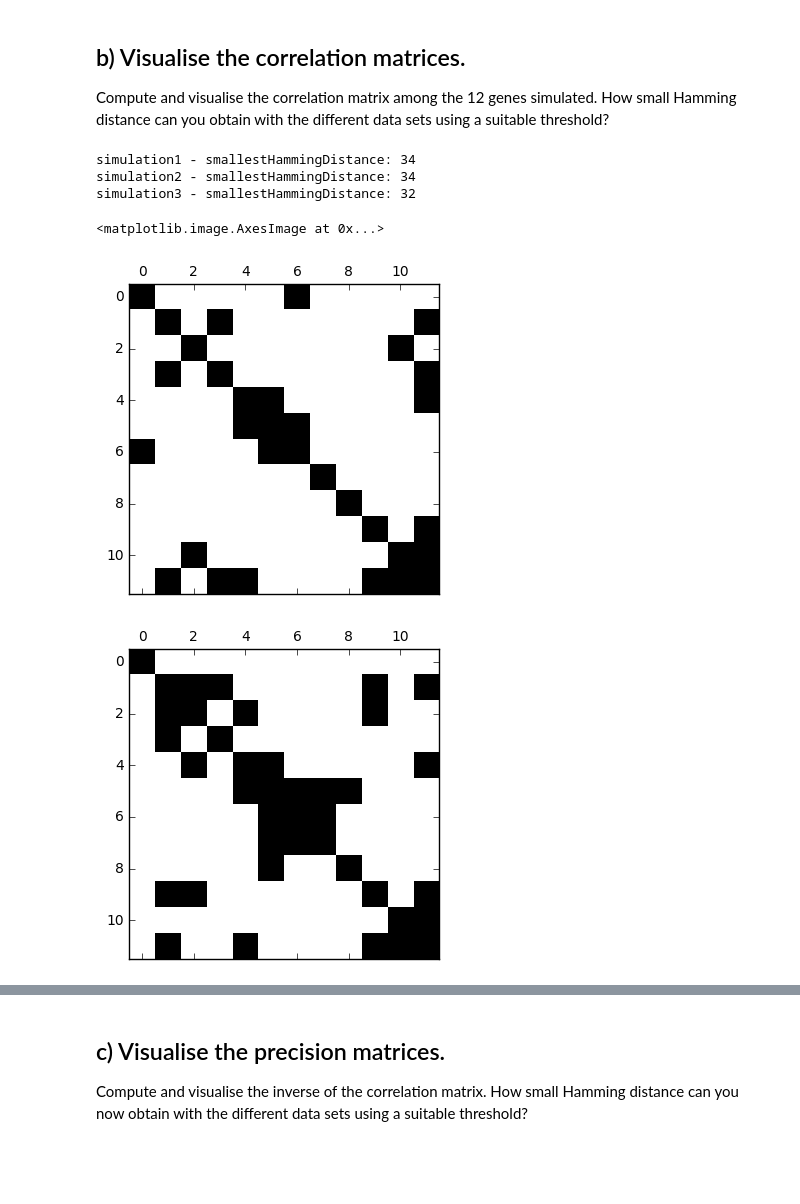
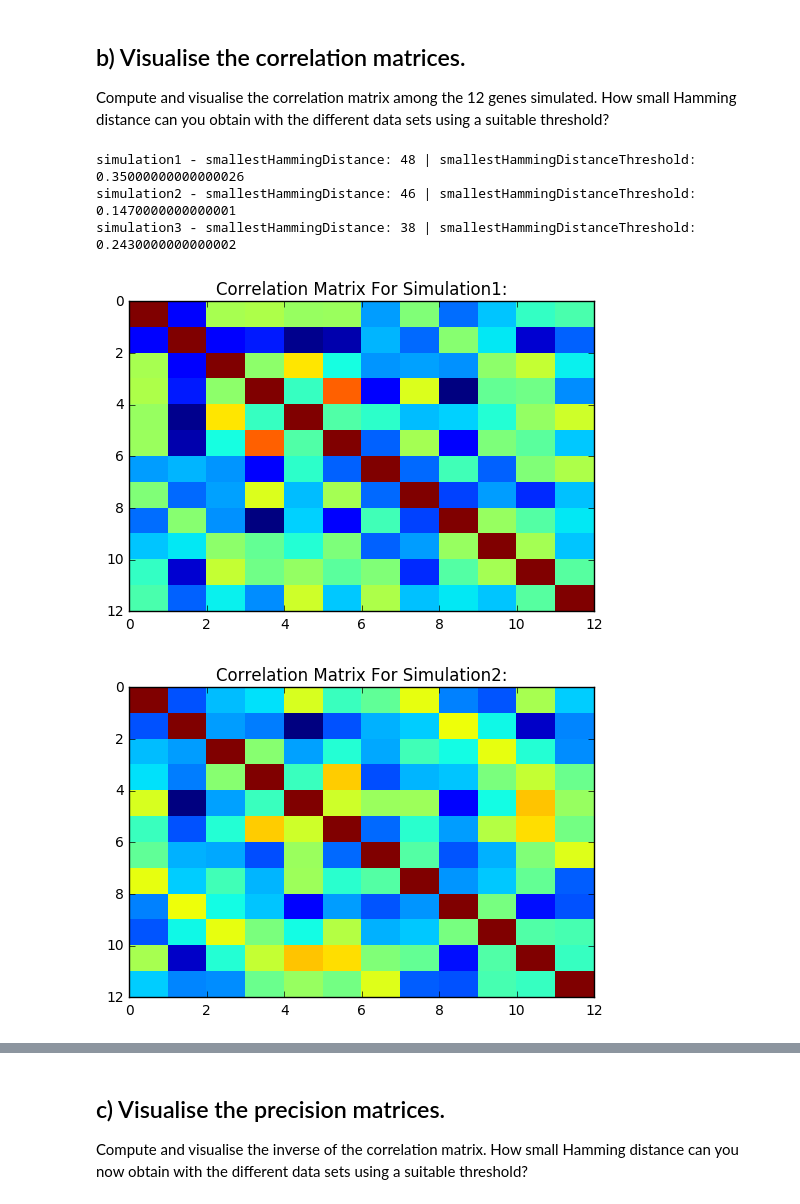
Before and after one commit to belochka/Bioinf, a Jupyter notebook: NetworkInference.ipynb, the cells around one changed output, grey strips where cells are left out. Drawn from its saved outputs; the diff is of its cells as text; code cells hidden in the pictures; blank space fills up the shorter version.

```diff
--- a/NetworkInference.ipynb
+++ b/NetworkInference.ipynb
@@ -174,28 +198,44 @@ for i in range(100):
 ## b) Visualise the correlation matrices.
 Compute and visualise the correlation matrix among the 12 genes simulated. How small Hamming distance can you obtain with the different data sets using a suitable threshold?
 # %%
+# Compute the correlation matrix among the 12 genes for each simulation
 correlationMatrix_simulation1 = np.corrcoef(np.transpose(np.array(simulation1)))
 correlationMatrix_simulation2 = np.corrcoef(np.transpose(np.array(simulation2)))
 correlationMatrix_simulation3 = np.corrcoef(np.transpose(np.array(simulation3)))
 
-result1 = getASmallHammingDistance(correlationMatrix_simulation1,precisionMatrix)
-result2 = getASmallHammingDistance(correlationMatrix_simulation2,precisionMatrix)
-result3 = getASmallHammingDistance(correlationMatrix_simulation3,precisionMatrix)
+# Compute the smallest Hamming distance for each simulation
+result1 = getTheSmallestHammingDistance(correlationMatrix_simulation1,precisionMatrix)
+result2 = getTheSmallestHammingDistance(correlationMatrix_simulation2,precisionMatrix)
+result3 = getTheSmallestHammingDistance(correlationMatrix_simulation3,precisionMatrix)
 
-print('simulation1 - smallestHammingDistance:',result1[0])
-print('simulation2 - smallestHammingDistance:',result2[0])
-print('simulation3 - smallestHammingDistance:',result3[0])
+# Print the results
+print('simulation1 - smallestHammingDistance:',result1[0],'| smallestHammingDistanceThreshold:',result1[1])
+print('simulation2 - smallestHammingDistance:',result2[0],'| smallestHammingDistanceThreshold:',result2[1])
+print('simulation3 - smallestHammingDistance:',result3[0],'| smallestHammingDistanceThreshold:',result3[1])
 
+# Plot the results
 plt.figure(1)
-plt.spy(result1[2])
+plt.pcolor(correlationMatrix_simulation1)
+plt.axis([0, len(correlationMatrix_simulation1), len(correlationMatrix_simulation1[0]), 0])
+plt.title('Correlation Matrix For Simulation1:')
+plt.show()
+
 plt.figure(2)
-plt.spy(result2[2])
+plt.pcolor(correlationMatrix_simulation2)
+plt.axis([0, len(correlationMatrix_simulation2), len(correlationMatrix_simulation2[0]), 0])
+plt.title('Correlation Matrix For Simulation2:')
+plt.show()
+
 plt.figure(3)
-plt.spy(result3[2])
+plt.pcolor(correlationMatrix_simulation3)
+plt.axis([0, len(correlationMatrix_simulation3), len(correlationMatrix_simulation3[0]), 0])
+plt.title('Correlation Matrix For Simulation3:')
+plt.show()
+
+# TODO: Check Result. And if its right what we did ;)
 # %% [output]
-simulation1 - smallestHammingDistance: 34
-simulation2 - smallestHammingDistance: 34
-simulation3 - smallestHammingDistance: 32
+simulation1 - smallestHammingDistance: 48 | smallestHammingDistanceThreshold: 0.35000000000000026
+simulation2 - smallestHammingDistance: 46 | smallestHammingDistanceThreshold: 0.1470000000000001
+simulation3 - smallestHammingDistance: 38 | smallestHammingDistanceThreshold: 0.2430000000000002
-<matplotlib.image.AxesImage at 0x...>
-[figure, old version]
+[figure, new version]
-[figure, old version]
+[figure, new version]
```
Also changed, not shown: parts of 21 cells of this notebook.
